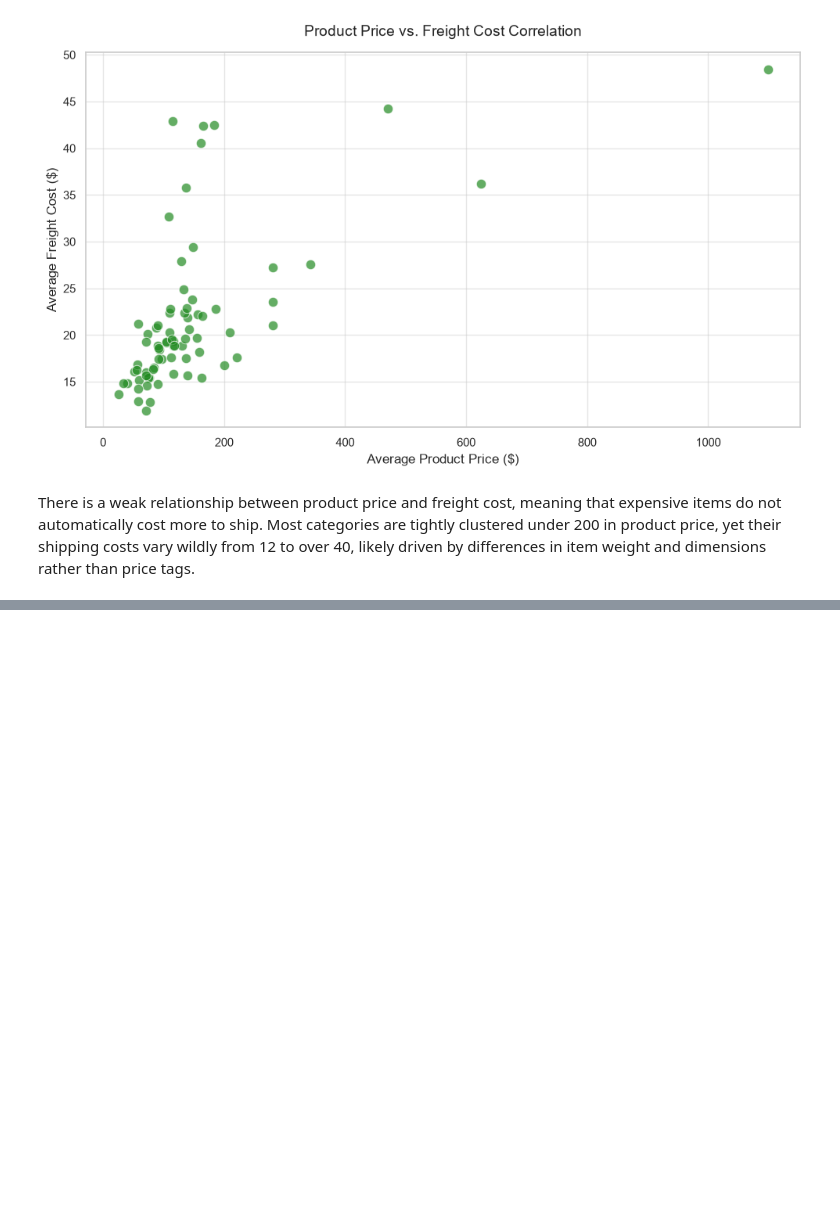
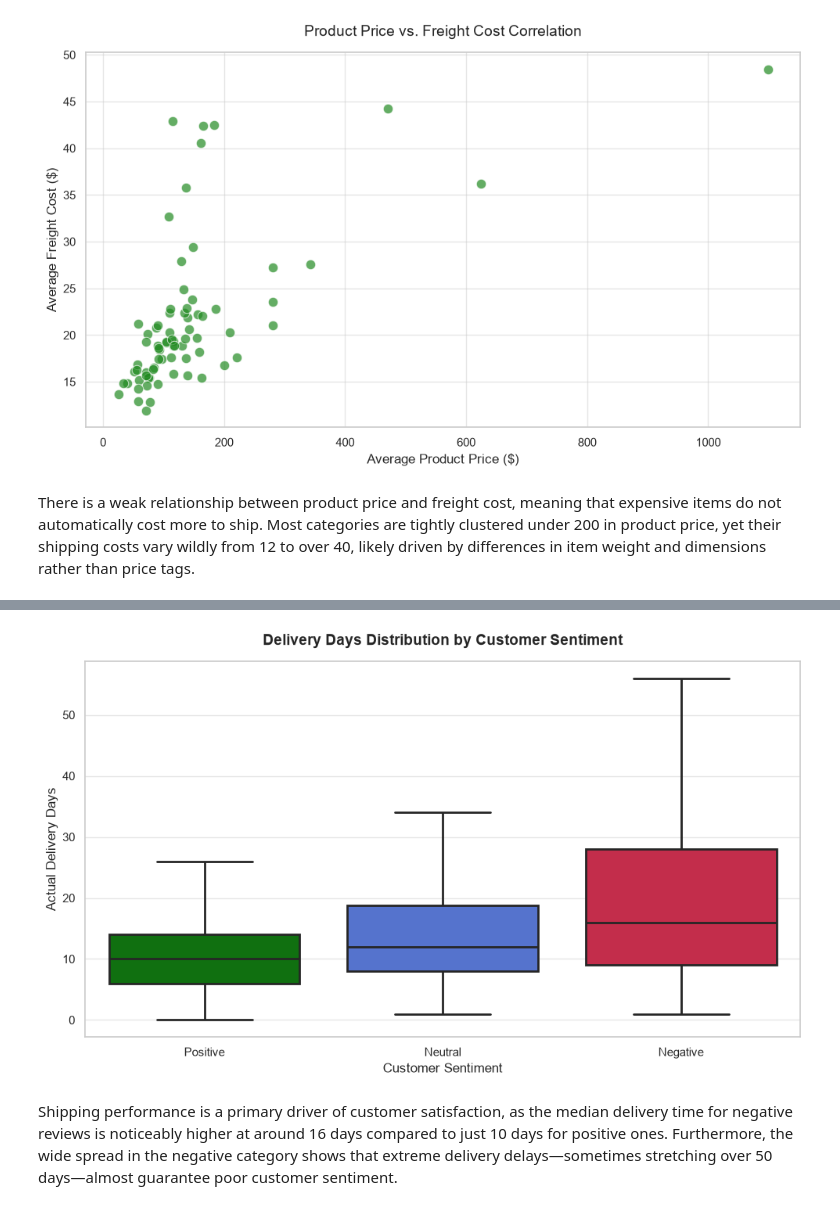
Before and after one commit to MarKotyn/olist-ecommerce-customer-analytics, a Jupyter notebook: python/notebooks/02_eda.ipynb, the cells around one changed output, grey strips where cells are left out. Saved outputs shown, nothing was run; the diff lists cells and outputs as text; code cells hidden in the pictures; blank space fills up the shorter version.

```diff
--- a/python/notebooks/02_eda.ipynb
+++ b/python/notebooks/02_eda.ipynb
@@ -378,0 +487,25 @@ There is a weak relationship between product price and freight cost, meaning tha
+# %%
+plt.figure(figsize=(10, 6))
+
+sns.boxplot(
+    data=df_reviews,
+    x="review_sentiment",
+    y="delivery_days",
+    order=["Positive", "Neutral", "Negative"],
+    hue="review_sentiment",
+    palette= ["green", "crimson", "royalblue"],
+    legend= False,
+    showfliers=False,
+    linewidth=2
+)
+
+plt.title("Delivery Days Distribution by Customer Sentiment", fontsize=14, pad=15, weight="bold")
+plt.xlabel("Customer Sentiment")
+plt.ylabel("Actual Delivery Days")
+
+plt.tight_layout()
+plt.show()
+# %% [output]
+[figure, added]
+# %% [markdown]
+Shipping performance is a primary driver of customer satisfaction, as the median delivery time for negative reviews is noticeably higher at around 16 days compared to just 10 days for positive ones. Furthermore, the wide spread in the negative category shows that extreme delivery delays—sometimes stretching over 50 days—almost guarantee poor customer sentiment.
```
Also changed, not shown: parts of 11 cells of this notebook.
